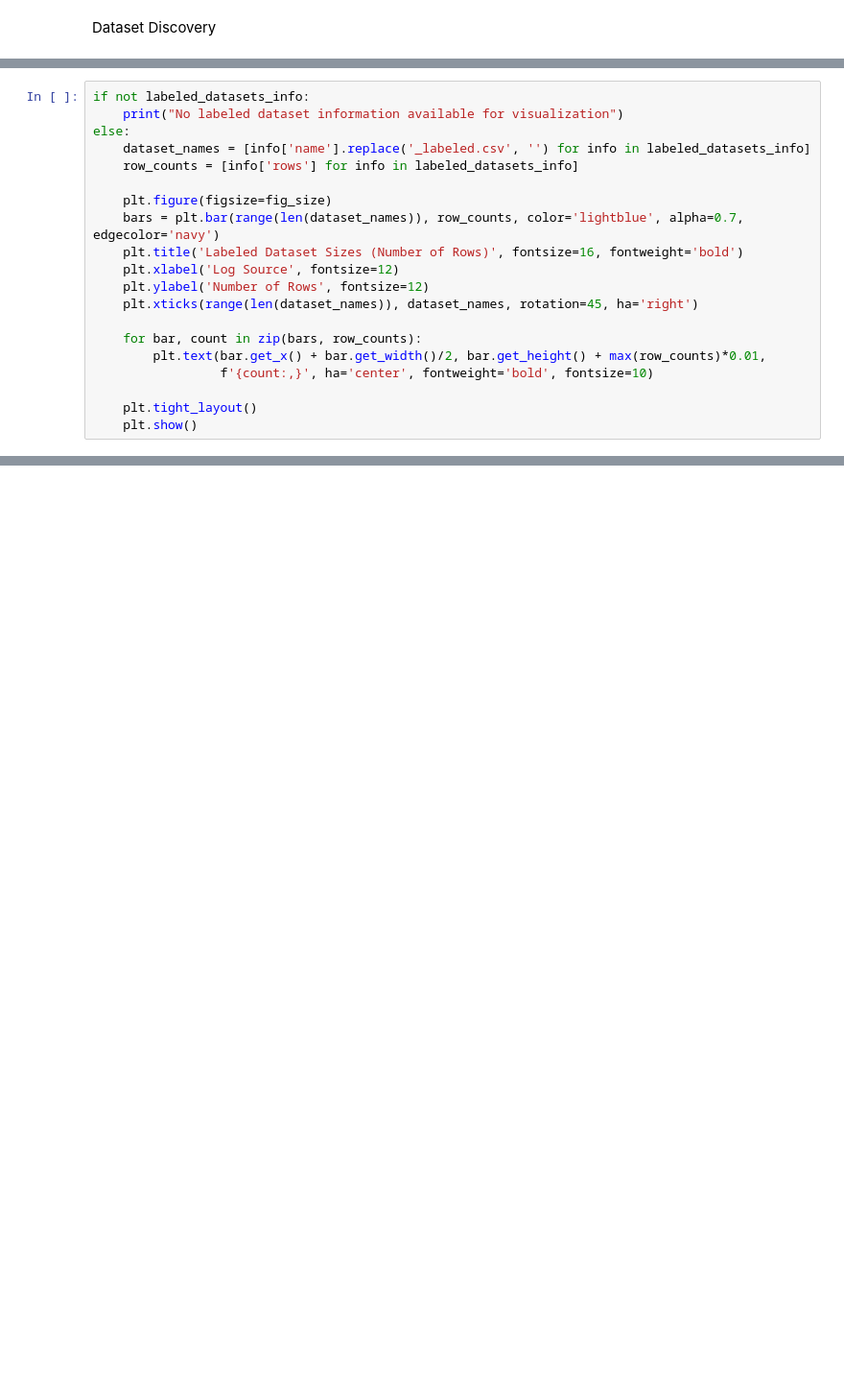
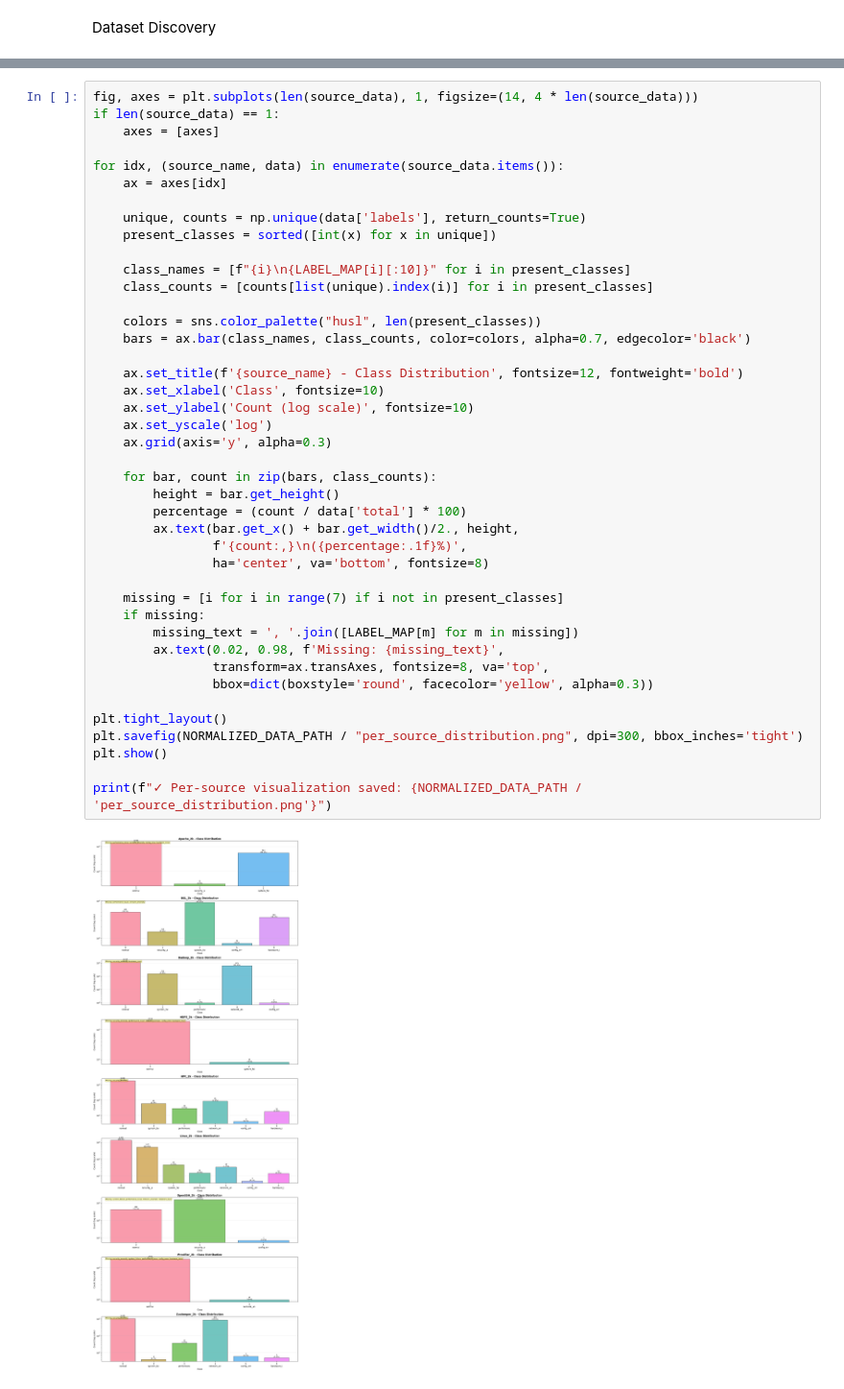
Before and after one commit to krishnasharma4415/log-anomaly-detection, a Jupyter notebook: notebooks/eda.ipynb, the cells around one changed output, grey strips where cells are left out. Shown: that part at 96% size. Saved outputs shown, nothing was run; the diff lists cells and outputs as text; blank space fills up the shorter version.

```diff
--- a/notebooks/eda.ipynb
+++ b/notebooks/eda.ipynb
@@ -609,20 +26,0 @@ fig_size = (14, 6)
-# %%
-if not labeled_datasets_info:
-    print("No labeled dataset information available for visualization")
-else:
-    dataset_names = [info['name'].replace('_labeled.csv', '') for info in labeled_datasets_info]
-    row_counts = [info['rows'] for info in labeled_datasets_info]
-
-    plt.figure(figsize=fig_size)
-    bars = plt.bar(range(len(dataset_names)), row_counts, color='lightblue', alpha=0.7, edgecolor='navy')
-    plt.title('Labeled Dataset Sizes (Number of Rows)', fontsize=16, fontweight='bold')
-    plt.xlabel('Log Source', fontsize=12)
-    plt.ylabel('Number of Rows', fontsize=12)
-    plt.xticks(range(len(dataset_names)), dataset_names, rotation=45, ha='right')
-
-    for bar, count in zip(bars, row_counts):
-        plt.text(bar.get_x() + bar.get_width()/2, bar.get_height() + max(row_counts)*0.01,
-                 f'{count:,}', ha='center', fontweight='bold', fontsize=10)
-
-    plt.tight_layout()
-    plt.show()
@@ -975,0 +166,44 @@ BGL_2k          BGL        2,000      16    99.7     0.0       0          ✓
+# %%
+fig, axes = plt.subplots(len(source_data), 1, figsize=(14, 4 * len(source_data)))
+if len(source_data) == 1:
+    axes = [axes]
+
+for idx, (source_name, data) in enumerate(source_data.items()):
+    ax = axes[idx]
+
+    unique, counts = np.unique(data['labels'], return_counts=True)
+    present_classes = sorted([int(x) for x in unique])
+
+    class_names = [f"{i}\n{LABEL_MAP[i][:10]}" for i in present_classes]
+    class_counts = [counts[list(unique).index(i)] for i in present_classes]
+
+    colors = sns.color_palette("husl", len(present_classes))
+    bars = ax.bar(class_names, class_counts, color=colors, alpha=0.7, edgecolor='black')
+
+    ax.set_title(f'{source_name} - Class Distribution', fontsize=12, fontweight='bold')
+    ax.set_xlabel('Class', fontsize=10)
+    ax.set_ylabel('Count (log scale)', fontsize=10)
+    ax.set_yscale('log')
+    ax.grid(axis='y', alpha=0.3)
+
+    for bar, count in zip(bars, class_counts):
+        height = bar.get_height()
+        percentage = (count / data['total'] * 100)
+        ax.text(bar.get_x() + bar.get_width()/2., height,
+                f'{count:,}\n({percentage:.1f}%)',
+                ha='center', va='bottom', fontsize=8)
+
+    missing = [i for i in range(7) if i not in present_classes]
+    if missing:
+        missing_text = ', '.join([LABEL_MAP[m] for m in missing])
+        ax.text(0.02, 0.98, f'Missing: {missing_text}',
+                transform=ax.transAxes, fontsize=8, va='top',
+                bbox=dict(boxstyle='round', facecolor='yellow', alpha=0.3))
+
+plt.tight_layout()
+plt.savefig(NORMALIZED_DATA_PATH / "per_source_distribution.png", dpi=300, bbox_inches='tight')
+plt.show()
+
+print(f"✓ Per-source visualization saved: {NORMALIZED_DATA_PATH / 'per_source_distribution.png'}")
+# %% [output]
+[figure, added]
```
Also changed, not shown: parts of 29 cells of this notebook, 58 other files.
